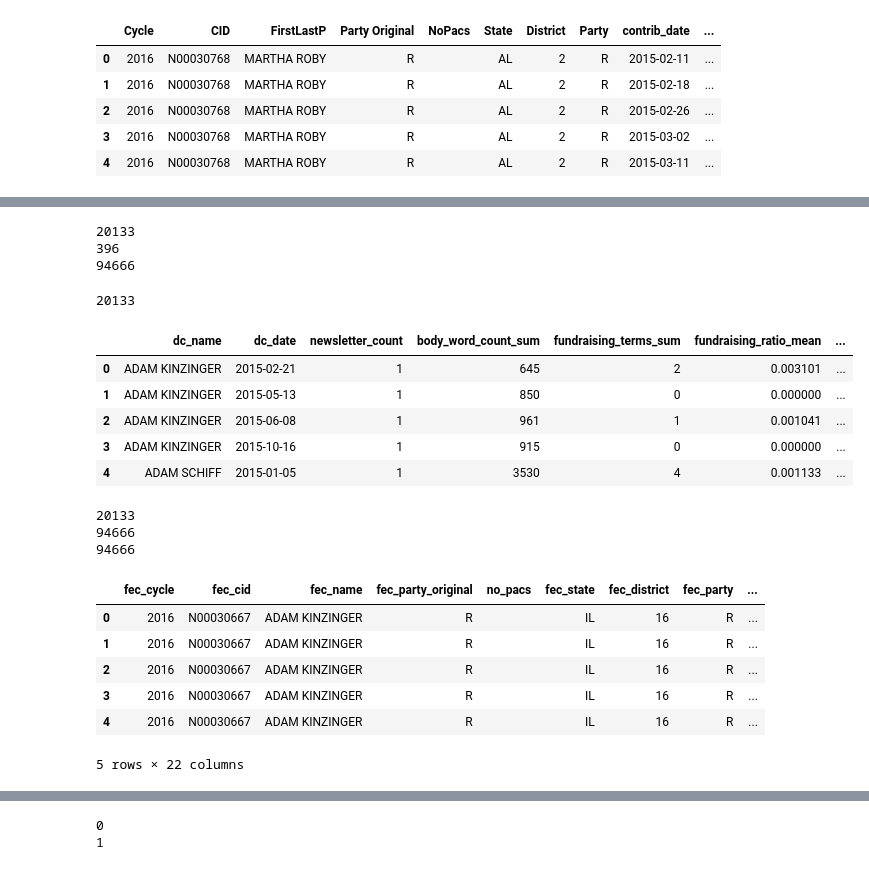
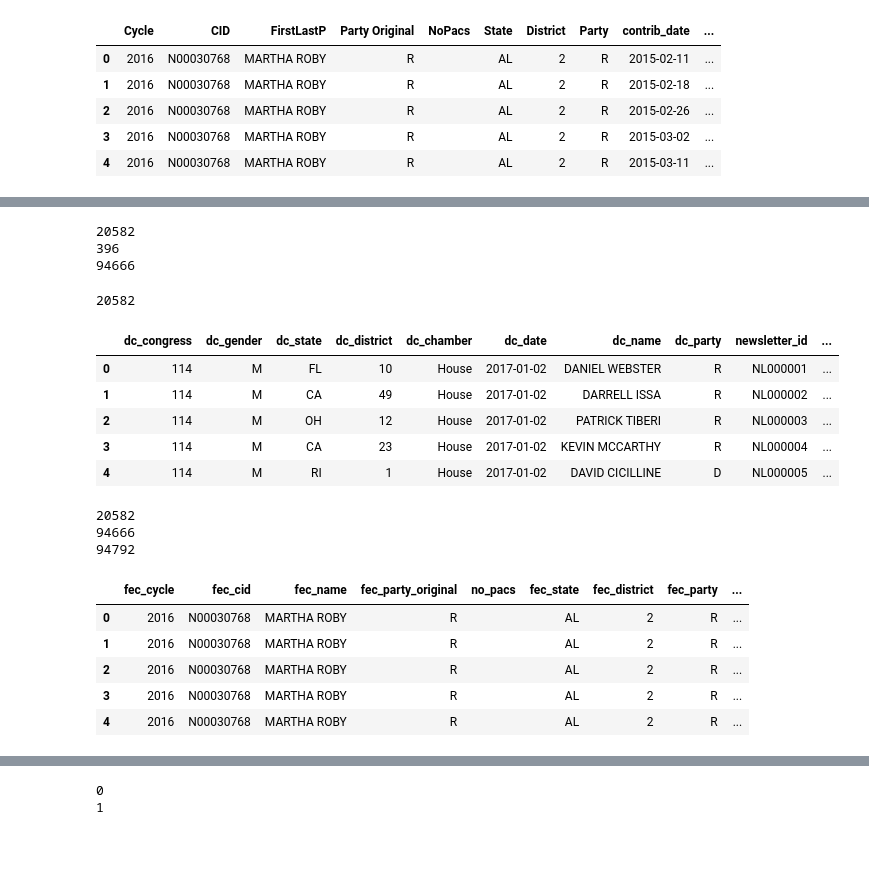
Before and after one commit to marobinette/cfd-project-ds1, a Jupyter notebook: notebooks/Matched_Politicians_Dataset_Creation.ipynb, the cells around one changed output, grey strips where cells are left out. Saved outputs shown, nothing was run; the diff lists cells and outputs as text; code cells hidden in the pictures.

```diff
--- a/notebooks/Matched_Politicians_Dataset_Creation.ipynb
+++ b/notebooks/Matched_Politicians_Dataset_Creation.ipynb
@@ -72,7 +72,7 @@ dcinbox_clean_columns_df.head()
 | 3 | The Leader's Daily Schedule - 1/3/17 | The Leader's Daily Schedule - 1/3... | 1.48337E+12 | M001165 | 114 | Kevin | McCarthy | 1/26/65 | ... |
 | 4 | What I've Been Working On | Click here to open this e-mail in... | 1.48337E+12 | C001084 | 114 | David | Cicilline | 7/15/61 | ... |
 # %%
-# Field cleanup for DC Inbox table
+# Field cleanup for DC Inbox table & adding unique ID per newsletter
 
 # dcinbox_df = dcinbox_clean_columns_df
 dcinbox_df = dcinbox_clean_columns_df.copy()
@@ -111,7 +111,11 @@ dcinbox_df["Party"] = (
 dcinbox_df["State"] = dcinbox_df["State"].fillna("").str.strip().str.upper()
 dcinbox_df["Party"] = dcinbox_df["Party"].str.upper()
 
+# Add a unique ID for each newsletter (based on the index row)
+dcinbox_df["newsletter_id"] = ["NL" + str(i).zfill(6) for i in range(1, len(dcinbox_df) + 1)]
+
 print(len(dcinbox_df))
+print(dcinbox_df["newsletter_id"].nunique())
 dcinbox_df.head()
 # %% [output]
 24224
@@ -362,7 +372,7 @@ Processed records: 20133
 # Pre-joining QC
 
 # Dcinbox file with counts of newsletters by day
-print(len(dcinbox_summary_df))
+print(len(dcinbox_filtered_df))
 
 # file with politicians matched between dcinbox and FEC data
 print(len(matched_pols_df))
@@ -370,96 +380,87 @@ print(len(matched_pols_df))
 # Summary FEC file of candidates and contributions by day
 print(len(cand_contribs_df))
 # %% [output]
-20133
+20582
 396
 94666
 # %%
-# Join summarized DC Inbox and matched politicians data into a new data frame (left join)
+# Join merged DC Inbox and matched politicians data into a new data frame (left join)
 
-# dc_inbox_sum_df = summary_test_df.merge(
-dc_inbox_sum_df = dcinbox_summary_df.merge(
+dcinbox_merged_df = dcinbox_filtered_df.merge(
     matched_pols_df,
     left_on = ["Full Name"], # , "State", "District", "Party"],
     right_on = ["dcinbox_name"], # "fec_state", "fec_district", "fec_party"],
     how = 'left'
 )
 
 # Drop the columns we don't need
-dc_inbox_sum_df = dc_inbox_sum_df.drop(columns=['fec_state', 'fec_district', 'fec_party', "target_id", "append_attribute2", "append_attribute3",
+dcinbox_merged_df = dcinbox_merged_df.drop(columns=['fec_state', 'fec_district', 'fec_party', "target_id", "append_attribute2", "append_attribute3",
                                                 "matched_scorer", "Party Full", "dcinbox_name", "ID", "similarity_score"])
 
 # Field cleanup & type correction
-# dc_inbox_sum_df["Date"] == "2020-02-01"
+# dcinbox_merged_df["Date"] == "2020-02-01"
 # print(summ_df['fec_cycle'] = dc_inbox_sum_df['fec_cycle'].fillna(0).astype(int)
 # dc_inbox_sum_df['similarity_score'] = dc_inbox_sum_df['similarity_score'].fillna(0).astype(int)
-dc_inbox_sum_df['Date'] = pd.to_datetime(dc_inbox_sum_df['Date'])
+dcinbox_merged_df['Date'] = pd.to_datetime(dcinbox_merged_df['Date'])
 
 # Rename columns so they won't clash with the FEC data file
-dc_inbox_sum_df = dc_inbox_sum_df.rename(columns={
+dcinbox_merged_df = dcinbox_merged_df.rename(columns={
     "Full Name": "dc_name",
     "Date": "dc_date",
     "Congress": "dc_congress",
     "Gender": "dc_gender",
     "State": "dc_state",
     "District": "dc_district",
     "Chamber": "dc_chamber",
     "Party": "dc_party"
 })
 
-print(len(dc_inbox_sum_df))
-dc_inbox_sum_df.head()
+print(len(dcinbox_merged_df))
+dcinbox_merged_df.head()
 # dc_inbox_sum_df.info()
 # %% [output]
-20133
+20582
-|  | dc_name | dc_date | newsletter_count | body_word_count_sum | fundraising_terms_sum | fundraising_ratio_mean | ... |
-| 0 | ADAM KINZINGER | 2015-02-21 | 1 | 645 | 2 | 0.003101 | ... |
-| 1 | ADAM KINZINGER | 2015-05-13 | 1 | 850 | 0 | 0.000000 | ... |
-| 2 | ADAM KINZINGER | 2015-06-08 | 1 | 961 | 1 | 0.001041 | ... |
-| 3 | ADAM KINZINGER | 2015-10-16 | 1 | 915 | 0 | 0.000000 | ... |
-| 4 | ADAM SCHIFF | 2015-01-05 | 1 | 3530 | 4 | 0.001133 | ... |
+|  | dc_congress | dc_gender | dc_state | dc_district | dc_chamber | dc_date | dc_name | dc_party | newsletter_id | ... |
+| 0 | 114 | M | FL | 10 | House | 2017-01-02 | DANIEL WEBSTER | R | NL000001 | ... |
+| 1 | 114 | M | CA | 49 | House | 2017-01-02 | DARRELL ISSA | R | NL000002 | ... |
+| 2 | 114 | M | OH | 12 | House | 2017-01-02 | PATRICK TIBERI | R | NL000003 | ... |
+| 3 | 114 | M | CA | 23 | House | 2017-01-02 | KEVIN MCCARTHY | R | NL000004 | ... |
+| 4 | 114 | M | RI | 1 | House | 2017-01-02 | DAVID CICILLINE | D | NL000005 | ... |
 # %%
 # Join summarized FEC and DC Inbox into a new data frame (left join) by day & politician,
 # For use in computing rolling window contribution amount & count columns
 
-print(len(dc_inbox_sum_df))
+print(len(dcinbox_merged_df))
 print(len(cand_contribs_df))
 
 # Date field type corrections
-dc_inbox_sum_df['dc_date'] = pd.to_datetime(dc_inbox_sum_df['dc_date'])
+dcinbox_merged_df['dc_date'] = pd.to_datetime(dcinbox_merged_df['dc_date'])
 cand_contribs_df['contrib_date'] = pd.to_datetime(cand_contribs_df['contrib_date'])
 
 window_col_join_df = cand_contribs_df.merge(
 # joined_all_df = test_dcinbox_df.merge(
     # dc_inbox_sum_df,
-    dc_inbox_sum_df.drop(columns=["fec_cycle", "fec_name", "dc_party", "dc_chamber", "dc_district",
-                                  "dc_name", "newsletter_count", "body_word_count_sum",
+    dcinbox_merged_df.drop(columns=["fec_cycle", "fec_name", "dc_party", "dc_chamber", "dc_district",
+                                  "dc_name", "newsletter_count", "body_word_count",
                                   "dc_state", "dc_gender", "dc_congress"]),
     left_on = ['fec_cid', "contrib_date"],
     right_on = ['fec_cid', "dc_date"],
     how = 'left'
 )
 
-# Drop the columns we don't need
-# window_col_join_df = window_col_join_df.drop(columns=["dc_date"])
-
-# Fill missing counts and amounts with 0 for candidates with no contributions (per day)
-# dc_inbox_sum_df['contrib_count'] = dc_inbox_sum_df['body_word_count_sum'].fillna(0).astype(int)
-# window_col_join_df['dc_date'] = window_col_join_df['dc_date'].fillna(0)
-
 print(len(window_col_join_df))
 window_col_join_df.head()
 # dc_inbox_sum_df.info()
 # %% [output]
-20133
+20582
 94666
-94666
+94792
 |  | fec_cycle | fec_cid | fec_name | fec_party_original | no_pacs | fec_state | fec_district | fec_party | ... |
-| 0 | 2016 | N00030667 | ADAM KINZINGER | R |  | IL | 16 | R | ... |
-| 1 | 2016 | N00030667 | ADAM KINZINGER | R |  | IL | 16 | R | ... |
-| 2 | 2016 | N00030667 | ADAM KINZINGER | R |  | IL | 16 | R | ... |
-| 3 | 2016 | N00030667 | ADAM KINZINGER | R |  | IL | 16 | R | ... |
-| 4 | 2016 | N00030667 | ADAM KINZINGER | R |  | IL | 16 | R | ... |
+| 0 | 2016 | N00030768 | MARTHA ROBY | R |  | AL | 2 | R | ... |
+| 1 | 2016 | N00030768 | MARTHA ROBY | R |  | AL | 2 | R | ... |
+| 2 | 2016 | N00030768 | MARTHA ROBY | R |  | AL | 2 | R | ... |
+| 3 | 2016 | N00030768 | MARTHA ROBY | R |  | AL | 2 | R | ... |
+| 4 | 2016 | N00030768 | MARTHA ROBY | R |  | AL | 2 | R | ... |
-5 rows × 22 columns
 # %%
 # Add a rolling window of a set number of days after the initial newsletter date to the joined FEC/DC Inbox data frame
 
```
Also changed, not shown: parts of 12 cells of this notebook, 3 other files.
